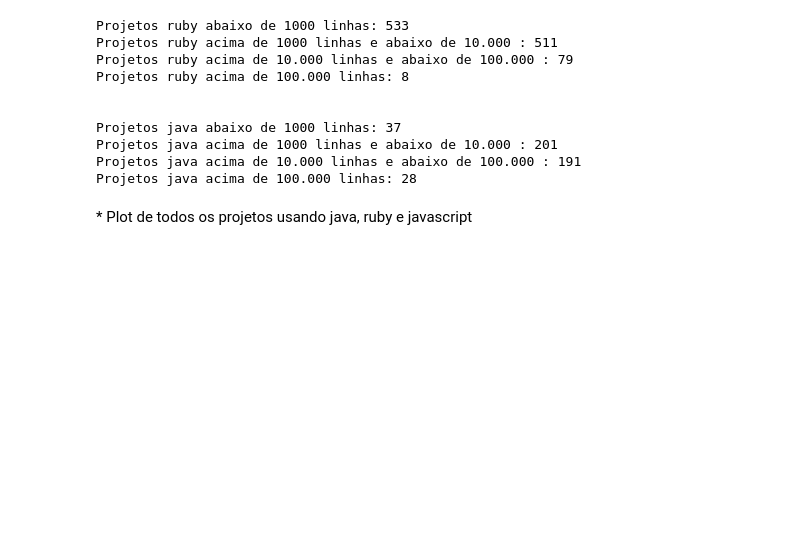
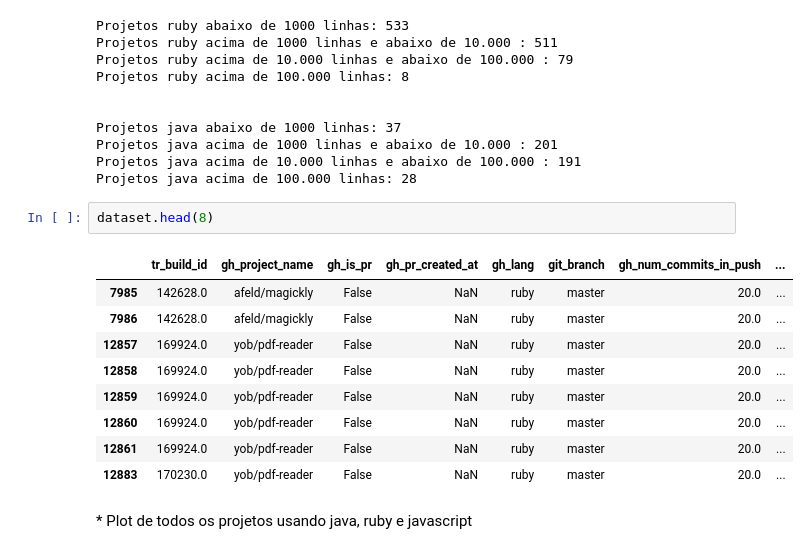
Before and after one commit to wagnernegrao/ci-analysis, a Jupyter notebook: ci_analysis.ipynb, the cells around one changed output. Saved outputs shown, nothing was run; the diff lists cells and outputs as text; blank space fills up the shorter version.

```diff
--- a/ci_analysis.ipynb
+++ b/ci_analysis.ipynb
@@ -214,6 +213,18 @@ Projetos java abaixo de 1000 linhas: 37
 Projetos java acima de 1000 linhas e abaixo de 10.000 : 201
 Projetos java acima de 10.000 linhas e abaixo de 100.000 : 191
 Projetos java acima de 100.000 linhas: 28
+# %%
+dataset.head(8)
+# %% [output]
+|  | tr_build_id | gh_project_name | gh_is_pr | gh_pr_created_at | gh_lang | git_branch | gh_num_commits_in_push | ... |
+| 7985 | 142628.0 | afeld/magickly | False | NaN | ruby | master | 20.0 | ... |
+| 7986 | 142628.0 | afeld/magickly | False | NaN | ruby | master | 20.0 | ... |
+| 12857 | 169924.0 | yob/pdf-reader | False | NaN | ruby | master | 20.0 | ... |
+| 12858 | 169924.0 | yob/pdf-reader | False | NaN | ruby | master | 20.0 | ... |
+| 12859 | 169924.0 | yob/pdf-reader | False | NaN | ruby | master | 20.0 | ... |
+| 12860 | 169924.0 | yob/pdf-reader | False | NaN | ruby | master | 20.0 | ... |
+| 12861 | 169924.0 | yob/pdf-reader | False | NaN | ruby | master | 20.0 | ... |
+| 12883 | 170230.0 | yob/pdf-reader | False | NaN | ruby | master | 20.0 | ... |
 # %% [markdown]
 <font size = 4/>
 * Plot de todos os projetos usando java, ruby e javascript
```
Also changed, not shown: parts of 2 cells of this notebook.
